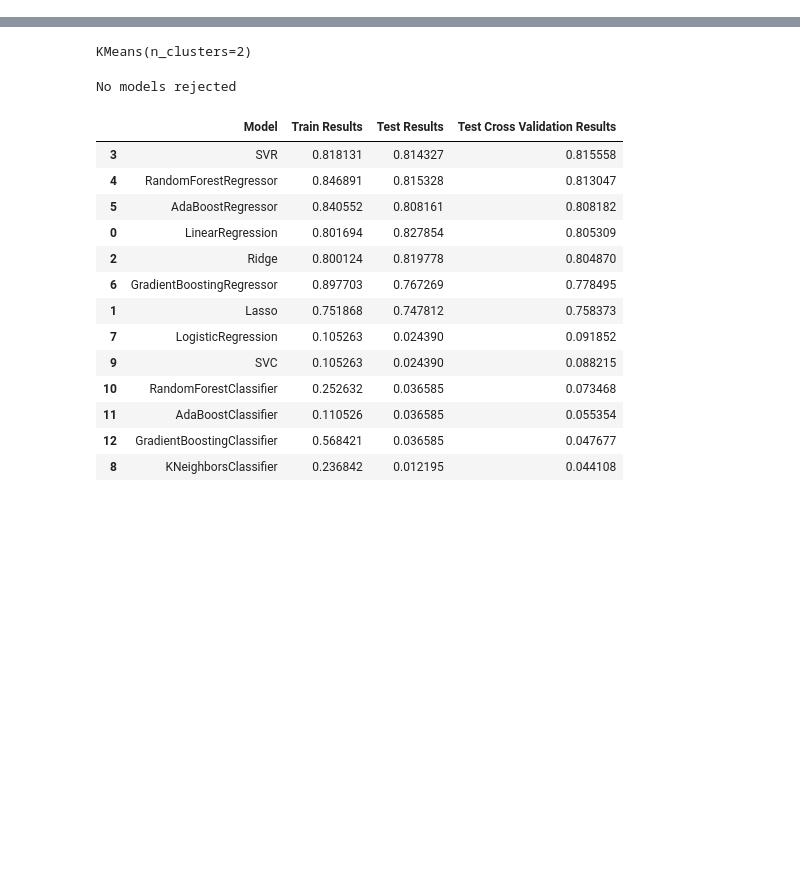
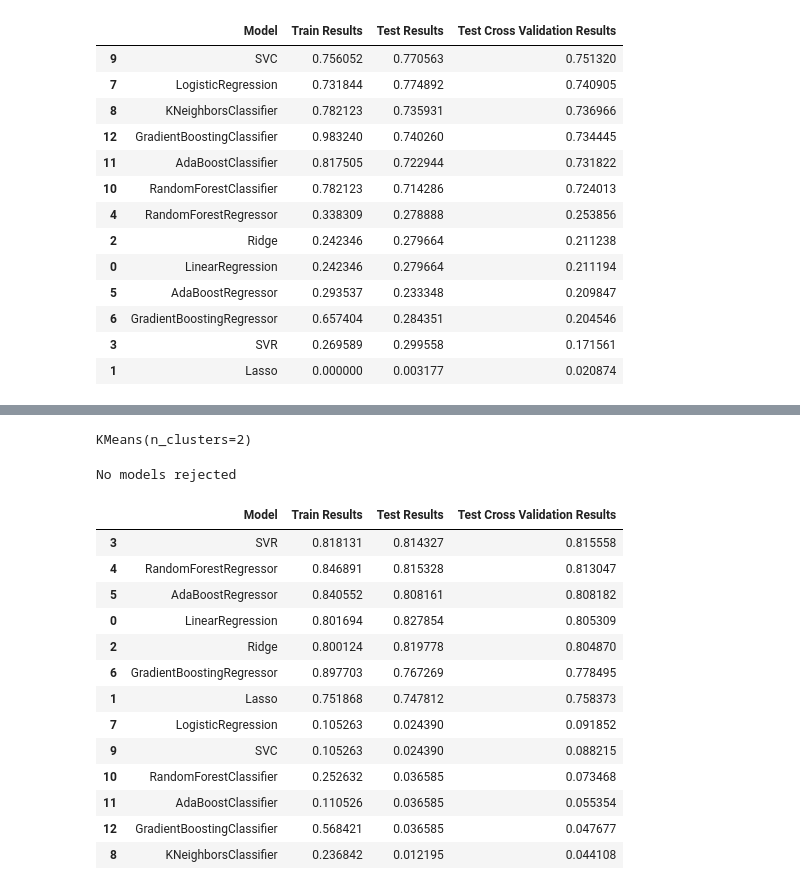
Before and after one commit to Ravi-kjain84/Jupyter_Template, a Jupyter notebook: Analysis.ipynb, the cells around one changed output, grey strips where cells are left out. Cells and saved outputs as stored; diff of their text form; code cells hidden in the pictures; blank space fills up the shorter version.

```diff
--- a/Analysis.ipynb
+++ b/Analysis.ipynb
@@ -70 +71,28 @@ Pipeline(steps=[('preprocessor',
 | 1 | Lasso | 0.000000 | 0.003177 | 0.020874 |
+# %%
+%run Pipeline_Warriors.ipynb
+
+pipe
+
+def highlight_range(s):
+    is_max = s == s.max()
+    #val = s > 0.95
+    return ['background-color: lightgreen' if v else '' for v in is_max]
+
+df_results.sort_values(by = 'Test Cross Validation Results',ascending = False)\
+.style.apply(highlight_range,subset=pd.IndexSlice[:, ['Train Results', 'Test Results', 'Test Cross Validation Results']]).set_table_styles([{'selector':'','props':[('border','1px solid #7a7')]}])
+# %% [output]
+|  | Model | Train Results | Test Results | Test Cross Validation Results |
+| 9 | SVC | 0.756052 | 0.770563 | 0.751320 |
+| 7 | LogisticRegression | 0.731844 | 0.774892 | 0.740905 |
+| 8 | KNeighborsClassifier | 0.782123 | 0.735931 | 0.736966 |
+| 12 | GradientBoostingClassifier | 0.983240 | 0.740260 | 0.734445 |
+| 11 | AdaBoostClassifier | 0.817505 | 0.722944 | 0.731822 |
+| 10 | RandomForestClassifier | 0.782123 | 0.714286 | 0.724013 |
+| 4 | RandomForestRegressor | 0.338309 | 0.278888 | 0.253856 |
+| 2 | Ridge | 0.242346 | 0.279664 | 0.211238 |
+| 0 | LinearRegression | 0.242346 | 0.279664 | 0.211194 |
+| 5 | AdaBoostRegressor | 0.293537 | 0.233348 | 0.209847 |
+| 6 | GradientBoostingRegressor | 0.657404 | 0.284351 | 0.204546 |
+| 3 | SVR | 0.269589 | 0.299558 | 0.171561 |
+| 1 | Lasso | 0.000000 | 0.003177 | 0.020874 |
```
Also changed, not shown: parts of 3 cells of this notebook, 1 other file.
